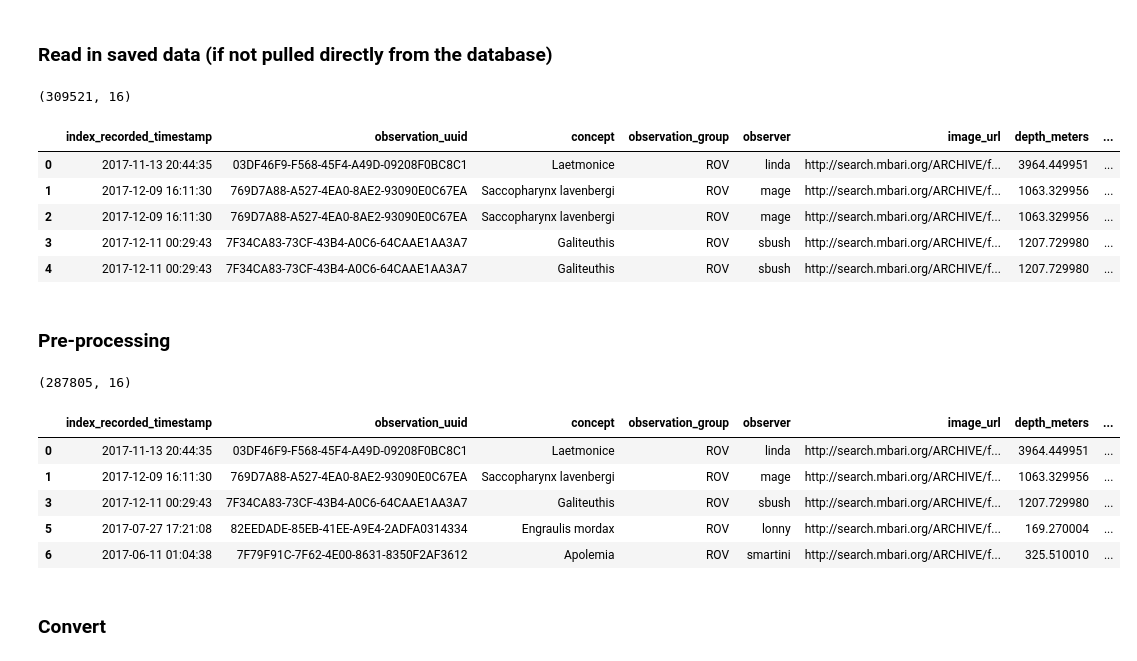
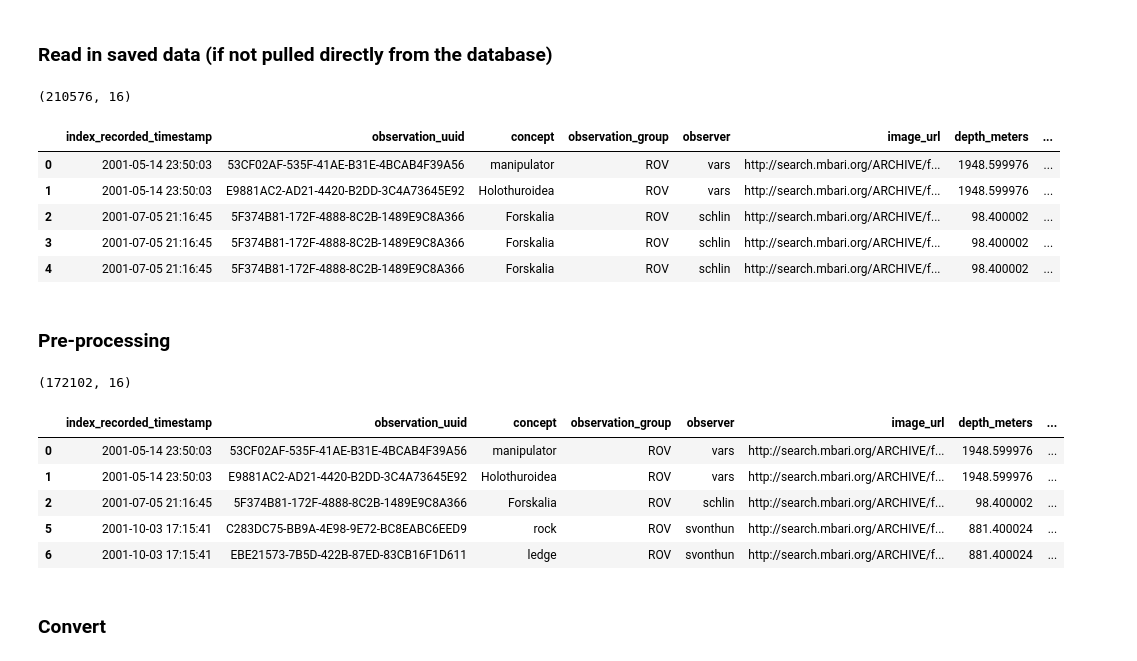
Before and after one commit to CeNCOOS/VARS, a Jupyter notebook: VARS_2001_conversion.ipynb, the cells around one changed output. Saved outputs shown, nothing was run; the diff lists cells and outputs as text; code cells hidden in the pictures.

```diff
--- a/VARS_2001_conversion.ipynb
+++ b/VARS_2001_conversion.ipynb
@@ -201,20 +201,20 @@ https://stackoverflow.com/questions/42002931/regex-extract-string-between-single
 # %%
 ## Load csv
 
 path = ''
-filename = 'VARS_2017_data.csv'
+filename = 'VARS_2001_data.csv'
 data = pd.read_csv(path+filename, dtype={'image_url': object})
 
 print(data.shape)
 data.head()
 # %% [output]
-(309521, 16)
+(210576, 16)
 |  | index_recorded_timestamp | observation_uuid | concept | observation_group | observer | image_url | depth_meters | ... |
-| 0 | 2017-11-13 20:44:35 | 03DF46F9-F568-45F4-A49D-09208F0BC8C1 | Laetmonice | ROV | linda | http://search.mbari.org/ARCHIVE/f... | 3964.449951 | ... |
-| 1 | 2017-12-09 16:11:30 | 769D7A88-A527-4EA0-8AE2-93090E0C67EA | Saccopharynx lavenbergi | ROV | mage | http://search.mbari.org/ARCHIVE/f... | 1063.329956 | ... |
-| 2 | 2017-12-09 16:11:30 | 769D7A88-A527-4EA0-8AE2-93090E0C67EA | Saccopharynx lavenbergi | ROV | mage | http://search.mbari.org/ARCHIVE/f... | 1063.329956 | ... |
-| 3 | 2017-12-11 00:29:43 | 7F34CA83-73CF-43B4-A0C6-64CAAE1AA3A7 | Galiteuthis | ROV | sbush | http://search.mbari.org/ARCHIVE/f... | 1207.729980 | ... |
-| 4 | 2017-12-11 00:29:43 | 7F34CA83-73CF-43B4-A0C6-64CAAE1AA3A7 | Galiteuthis | ROV | sbush | http://search.mbari.org/ARCHIVE/f... | 1207.729980 | ... |
+| 0 | 2001-05-14 23:50:03 | 53CF02AF-535F-41AE-B31E-4BCAB4F39A56 | manipulator | ROV | vars | http://search.mbari.org/ARCHIVE/f... | 1948.599976 | ... |
+| 1 | 2001-05-14 23:50:03 | E9881AC2-AD21-4420-B2DD-3C4A73645E92 | Holothuroidea | ROV | vars | http://search.mbari.org/ARCHIVE/f... | 1948.599976 | ... |
+| 2 | 2001-07-05 21:16:45 | 5F374B81-172F-4888-8C2B-1489E9C8A366 | Forskalia | ROV | schlin | http://search.mbari.org/ARCHIVE/f... | 98.400002 | ... |
+| 3 | 2001-07-05 21:16:45 | 5F374B81-172F-4888-8C2B-1489E9C8A366 | Forskalia | ROV | schlin | http://search.mbari.org/ARCHIVE/f... | 98.400002 | ... |
+| 4 | 2001-07-05 21:16:45 | 5F374B81-172F-4888-8C2B-1489E9C8A366 | Forskalia | ROV | schlin | http://search.mbari.org/ARCHIVE/f... | 98.400002 | ... |
 # %% [markdown]
 ### Pre-processing
 # %%
@@ -224,13 +224,13 @@ data = data.drop_duplicates()
 print(data.shape)
 data.head()
 # %% [output]
-(287805, 16)
+(172102, 16)
 |  | index_recorded_timestamp | observation_uuid | concept | observation_group | observer | image_url | depth_meters | ... |
-| 0 | 2017-11-13 20:44:35 | 03DF46F9-F568-45F4-A49D-09208F0BC8C1 | Laetmonice | ROV | linda | http://search.mbari.org/ARCHIVE/f... | 3964.449951 | ... |
-| 1 | 2017-12-09 16:11:30 | 769D7A88-A527-4EA0-8AE2-93090E0C67EA | Saccopharynx lavenbergi | ROV | mage | http://search.mbari.org/ARCHIVE/f... | 1063.329956 | ... |
-| 3 | 2017-12-11 00:29:43 | 7F34CA83-73CF-43B4-A0C6-64CAAE1AA3A7 | Galiteuthis | ROV | sbush | http://search.mbari.org/ARCHIVE/f... | 1207.729980 | ... |
-| 5 | 2017-07-27 17:21:08 | 82EEDADE-85EB-41EE-A9E4-2ADFA0314334 | Engraulis mordax | ROV | lonny | http://search.mbari.org/ARCHIVE/f... | 169.270004 | ... |
-| 6 | 2017-06-11 01:04:38 | 7F79F91C-7F62-4E00-8631-8350F2AF3612 | Apolemia | ROV | smartini | http://search.mbari.org/ARCHIVE/f... | 325.510010 | ... |
+| 0 | 2001-05-14 23:50:03 | 53CF02AF-535F-41AE-B31E-4BCAB4F39A56 | manipulator | ROV | vars | http://search.mbari.org/ARCHIVE/f... | 1948.599976 | ... |
+| 1 | 2001-05-14 23:50:03 | E9881AC2-AD21-4420-B2DD-3C4A73645E92 | Holothuroidea | ROV | vars | http://search.mbari.org/ARCHIVE/f... | 1948.599976 | ... |
+| 2 | 2001-07-05 21:16:45 | 5F374B81-172F-4888-8C2B-1489E9C8A366 | Forskalia | ROV | schlin | http://search.mbari.org/ARCHIVE/f... | 98.400002 | ... |
+| 5 | 2001-10-03 17:15:41 | C283DC75-BB9A-4E98-9E72-BC8EABC6EED9 | rock | ROV | svonthun | http://search.mbari.org/ARCHIVE/f... | 881.400024 | ... |
+| 6 | 2001-10-03 17:15:41 | EBE21573-7B5D-422B-87ED-83CB16F1D611 | ledge | ROV | svonthun | http://search.mbari.org/ARCHIVE/f... | 881.400024 | ... |
 # %% [markdown]
 ### Convert
 # %%
```
Also changed, not shown: parts of 33 cells of this notebook.
